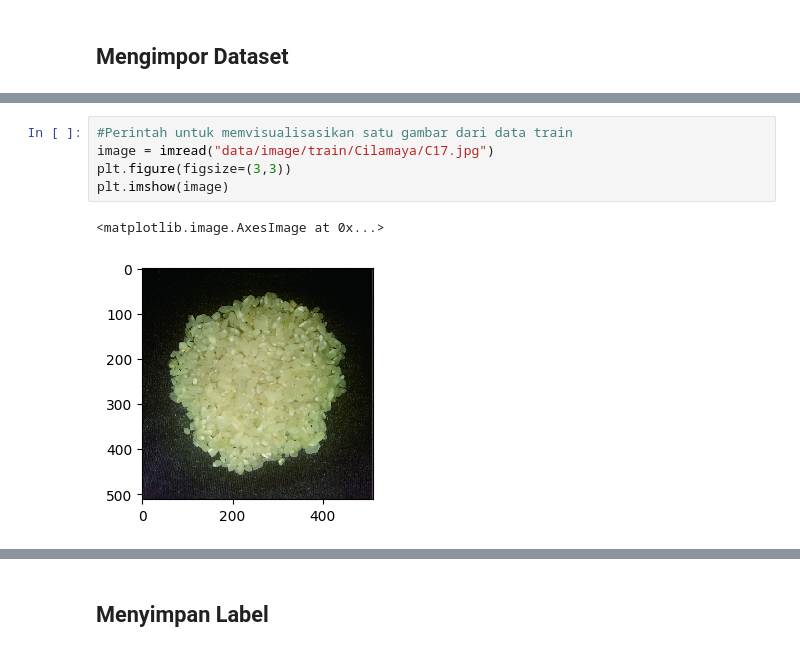
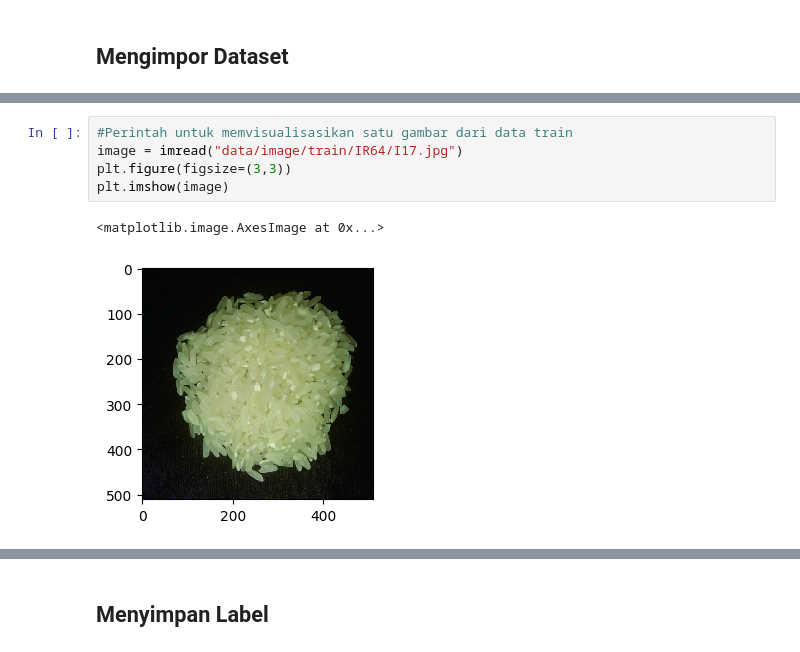
Before and after one commit to Soedirman-Machine-Learning/rice-varieties-classification, a Jupyter notebook: Klasifikasi Jenis Beras VGG-16Net.ipynb, the cells around one changed output, grey strips where cells are left out. Saved outputs shown, nothing was run; the diff lists cells and outputs as text.

```diff
--- a/Klasifikasi Jenis Beras VGG-16Net.ipynb
+++ b/Klasifikasi Jenis Beras VGG-16Net.ipynb
@@ -77,11 +77,11 @@ K18.jpg  K26.jpg  K34.jpg  K42.jpg  K50.jpg  K59.jpg  K67.jpg  K75.jpg
 # %%
 #Perintah untuk memvisualisasikan satu gambar dari data train
-image = imread("data/image/train/Cilamaya/C17.jpg")
+image = imread("data/image/train/IR64/I17.jpg")
 plt.figure(figsize=(3,3))
 plt.imshow(image)
 # %% [output]
 <matplotlib.image.AxesImage at 0x...>
-[figure, old version]
+[figure, new version]
 # %%
 #Memuat semua gambar ke memori untuk pertama kali
 
```
Also changed, not shown: parts of 13 cells of this notebook.
